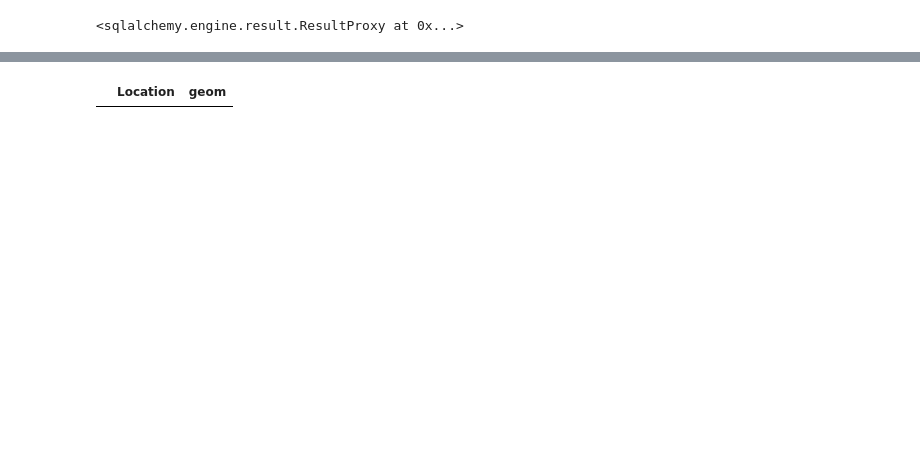
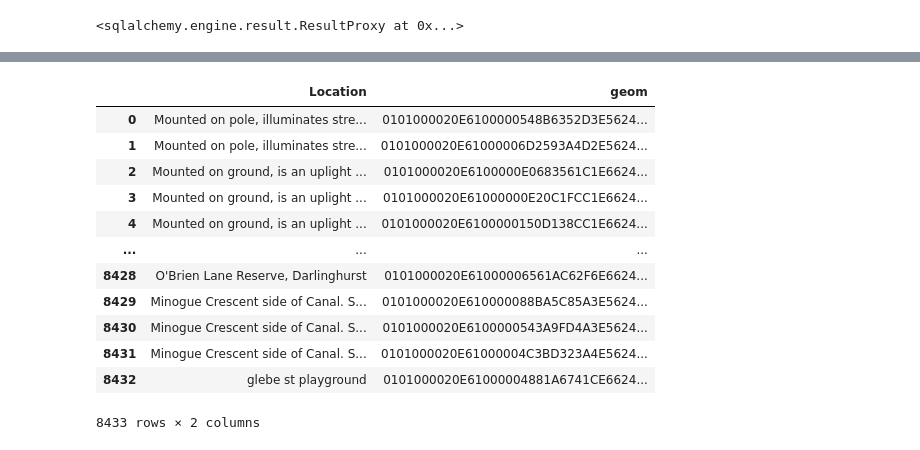
Before and after one commit to PratulSR/Sydney-Liveability-Analysis, a Jupyter notebook: Demo Notebook.ipynb, the cells around one changed output, grey strips where cells are left out. Drawn from its saved outputs; the diff is of its cells as text; code cells hidden in the pictures; blank space fills up the shorter version.

```diff
--- a/Demo Notebook.ipynb
+++ b/Demo Notebook.ipynb
@@ -588,6 +380,18 @@ NameError: name 'engine' is not defined
 # %%
-# Lights.to_sql('Lights', conn, if_exists='append', index=False, dtype={'geom': Geometry('POINT', srid)})
-# query(conn, "select * from Lights")
+Lights.to_sql('lights', conn, if_exists='append', index=False, dtype={'geom': Geometry('POINT', srid)})
+query(conn, "select * from lights")
 # %% [output]
 |  | Location | geom |
+| 0 | Mounted on pole, illuminates stre... | 0101000020E6100000548B6352D3E5624... |
+| 1 | Mounted on pole, illuminates stre... | 0101000020E61000006D2593A4D2E5624... |
+| 2 | Mounted on ground, is an uplight ... | 0101000020E6100000E0683561C1E6624... |
+| 3 | Mounted on ground, is an uplight ... | 0101000020E61000000E20C1FCC1E6624... |
+| 4 | Mounted on ground, is an uplight ... | 0101000020E6100000150D138CC1E6624... |
+| ... | ... | ... |
+| 8428 | O'Brien Lane Reserve, Darlinghurst | 0101000020E61000006561AC62F6E6624... |
+| 8429 | Minogue Crescent side of Canal. S... | 0101000020E610000088BA5C85A3E5624... |
+| 8430 | Minogue Crescent side of Canal. S... | 0101000020E6100000543A9FD4A3E5624... |
+| 8431 | Minogue Crescent side of Canal. S... | 0101000020E61000004C3BD323A4E5624... |
+| 8432 | glebe st playground | 0101000020E61000004881A6741CE6624... |
+8433 rows × 2 columns
 # %%
```
Also changed, not shown: parts of 21 cells of this notebook.
